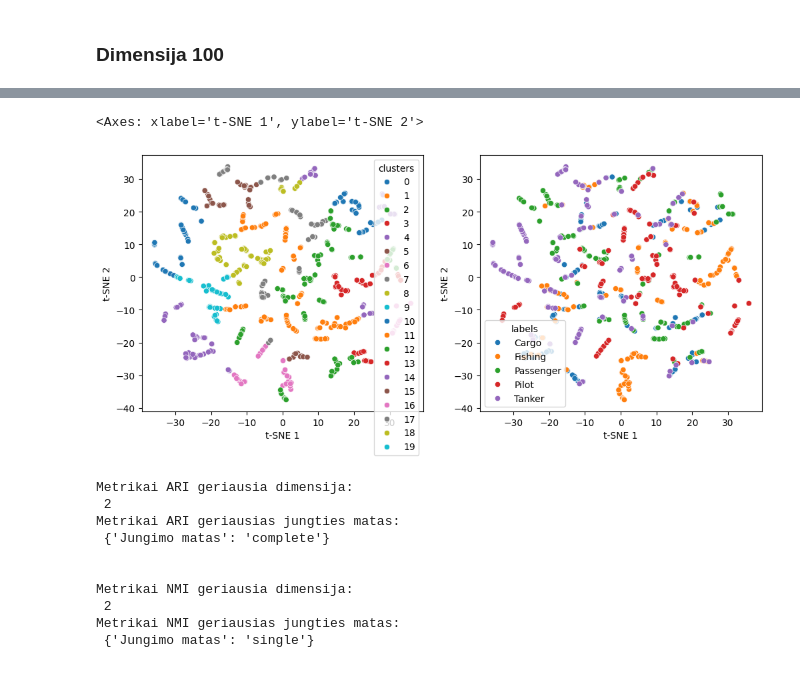
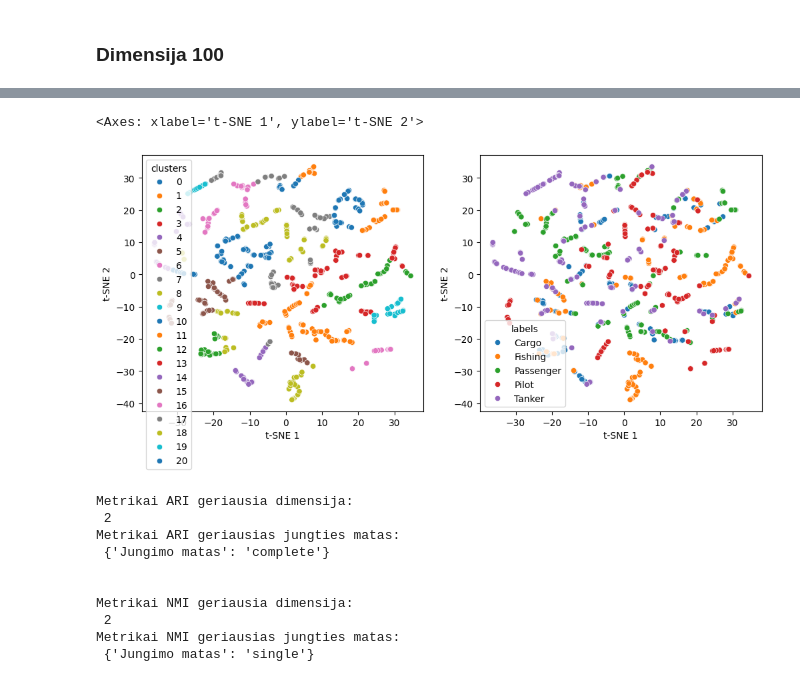
Before and after one commit to lukasjanusauskas/ais-duomenu-vizualizavimas, a Jupyter notebook: 4lab copy.ipynb, the cells around one changed output, grey strips where cells are left out. Drawn from its saved outputs; the diff is of its cells as text; code cells hidden in the pictures.

```diff
--- a/4lab copy.ipynb
+++ b/4lab copy.ipynb
@@ -705,40 +706,40 @@ for linkage in ['complete', 'average', 'single']:
     all_metrics['Metodas'].extend( ['Hierarchinis'] * len(db_scores) )
     all_metrics['Hiperparametrų rinkinys'].extend( [{'Jungimo matas': linkage}] * len(db_scores))
 # %%
-clusters20 = AgglomerativeClustering(
-    20, metric='euclidean',
+clusters21 = AgglomerativeClustering(
+    21, metric='euclidean',
     linkage='average',
     compute_distances=True
 ).fit_predict(embedding100)
 # %%
 fig, axs = plt.subplots(ncols=2, figsize=(12, 5))
 
 df_res = pd.DataFrame(embedding, columns=['t-SNE 1', 't-SNE 2'])
-df_res['clusters'] = clusters20
+df_res['clusters'] = clusters21
 
-n_clusters = len(np.unique(clusters20))
+n_clusters = len(np.unique(clusters21))
 
 sns.scatterplot(
     data=df_res, x='t-SNE 1', y='t-SNE 2',
     hue='clusters',
     palette='tab10',
     hue_norm=(-0.5, n_clusters - 0.5),
     ax=axs[0]
 )
 
 df_res = pd.DataFrame(embedding, columns=['t-SNE 1', 't-SNE 2'])
 df_res['labels'] = labels
 
 sns.scatterplot(
     data=df_res, x='t-SNE 1', y='t-SNE 2',
     ax=axs[1],
     hue='labels',
     palette='tab10',
     hue_norm=(-0.5, n_clusters - 0.5),
 )
 # %% [output]
 <Axes: xlabel='t-SNE 1', ylabel='t-SNE 2'>
-[figure, old version]
+[figure, new version]
 # %%
 result_df = pd.DataFrame(all_metrics)
 # %%
```
Also changed, not shown: parts of 27 cells of this notebook, 1 other file.
